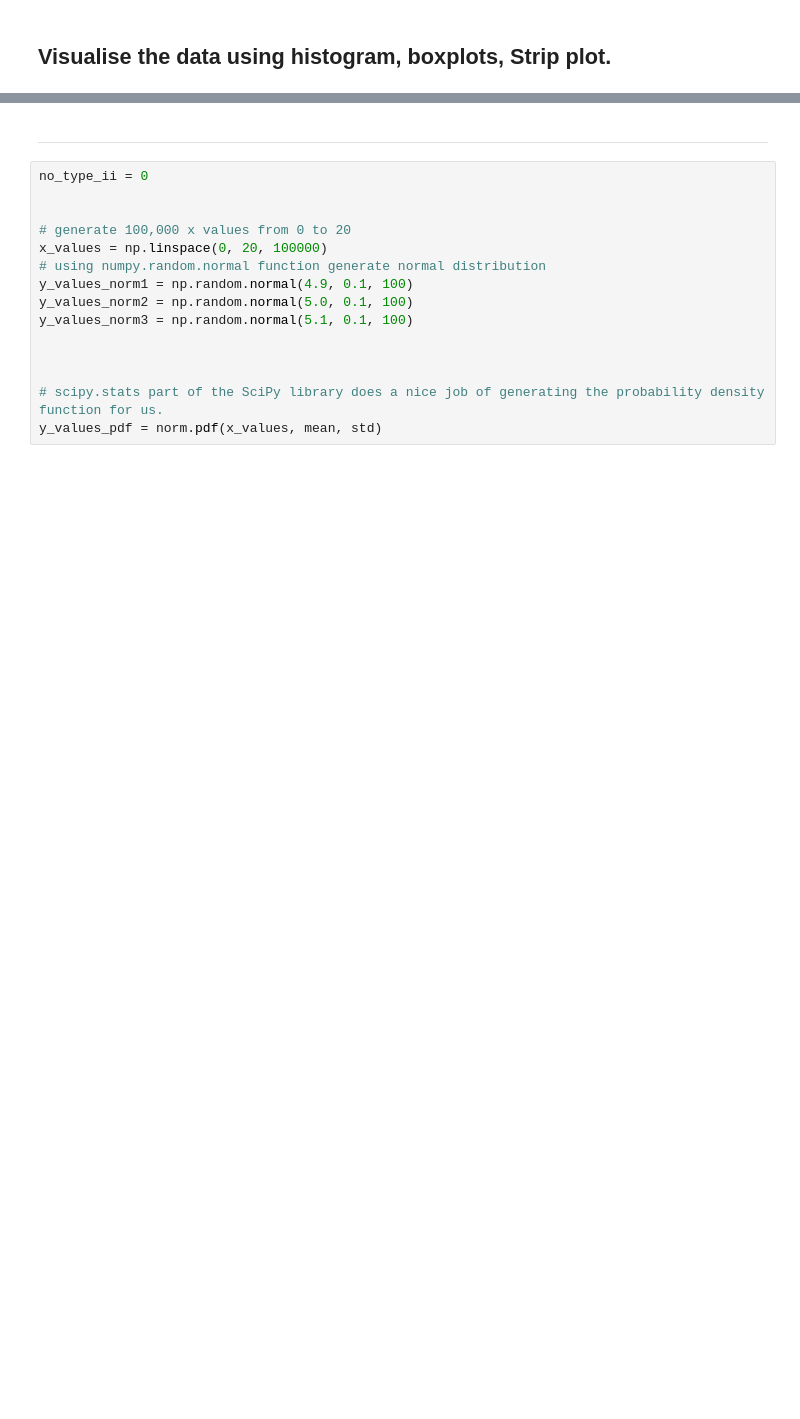
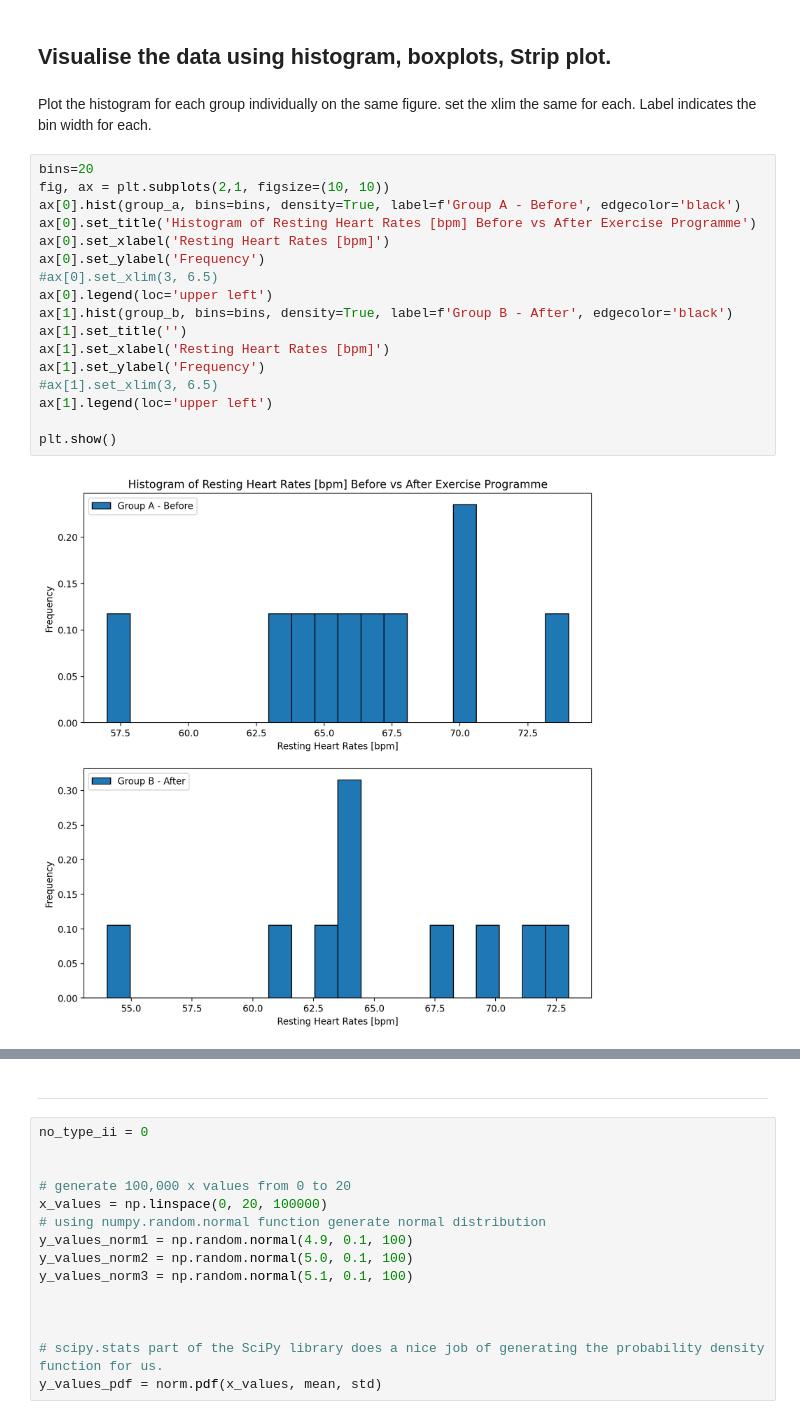
Before and after one commit to shanekeenan/applied_statistics, a Jupyter notebook: tasks.ipynb, the cells around one changed output, grey strips where cells are left out. Drawn from its saved outputs; the diff is of its cells as text; blank space fills up the shorter version.

```diff
--- a/tasks.ipynb
+++ b/tasks.ipynb
@@ -486,2 +506,23 @@ Access to this page is restricted so I show screenshots from the lectures below
 # %% [markdown]
 ## Visualise the data using histogram, boxplots, Strip plot.
+# %% [markdown]
+Plot the histogram for each group individually on the same figure. set the xlim the same for each. Label indicates the bin width for each.
+# %%
+bins=20
+fig, ax = plt.subplots(2,1, figsize=(10, 10))
+ax[0].hist(group_a, bins=bins, density=True, label=f'Group A - Before', edgecolor='black')
+ax[0].set_title('Histogram of Resting Heart Rates [bpm] Before vs After Exercise Programme')
+ax[0].set_xlabel('Resting Heart Rates [bpm]')
+ax[0].set_ylabel('Frequency')
+#ax[0].set_xlim(3, 6.5)
+ax[0].legend(loc='upper left')
+ax[1].hist(group_b, bins=bins, density=True, label=f'Group B - After', edgecolor='black')
+ax[1].set_title('')
+ax[1].set_xlabel('Resting Heart Rates [bpm]')
+ax[1].set_ylabel('Frequency')
+#ax[1].set_xlim(3, 6.5)
+ax[1].legend(loc='upper left')
+
+plt.show()
+# %% [output]
+[figure, added]
```
Also changed, not shown: parts of 33 cells of this notebook, 1 other file.
